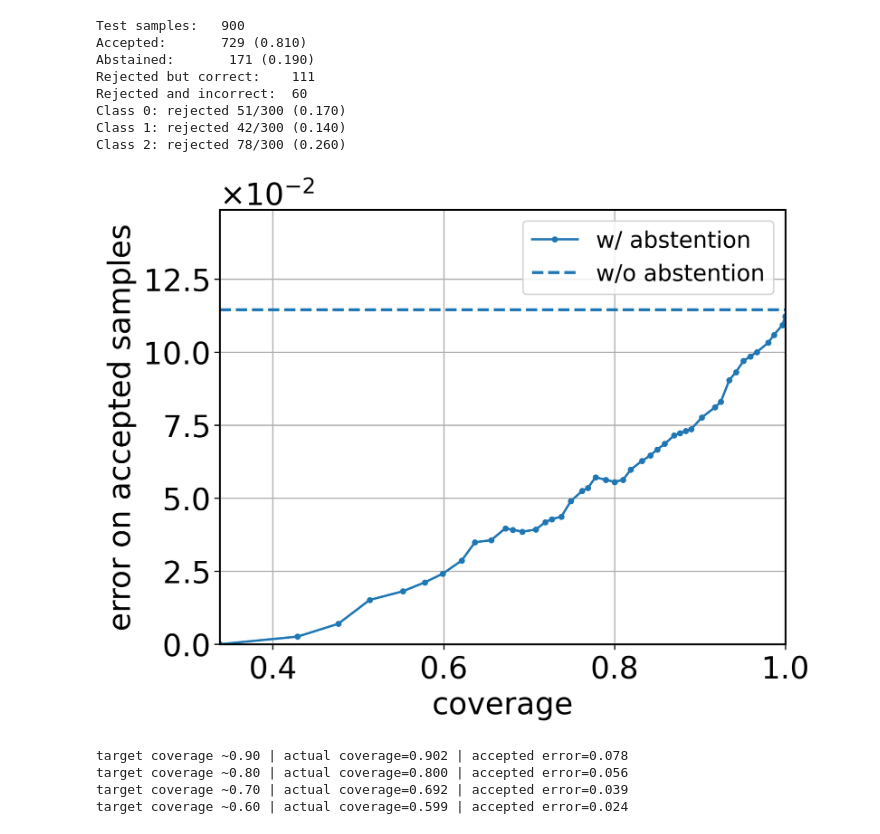
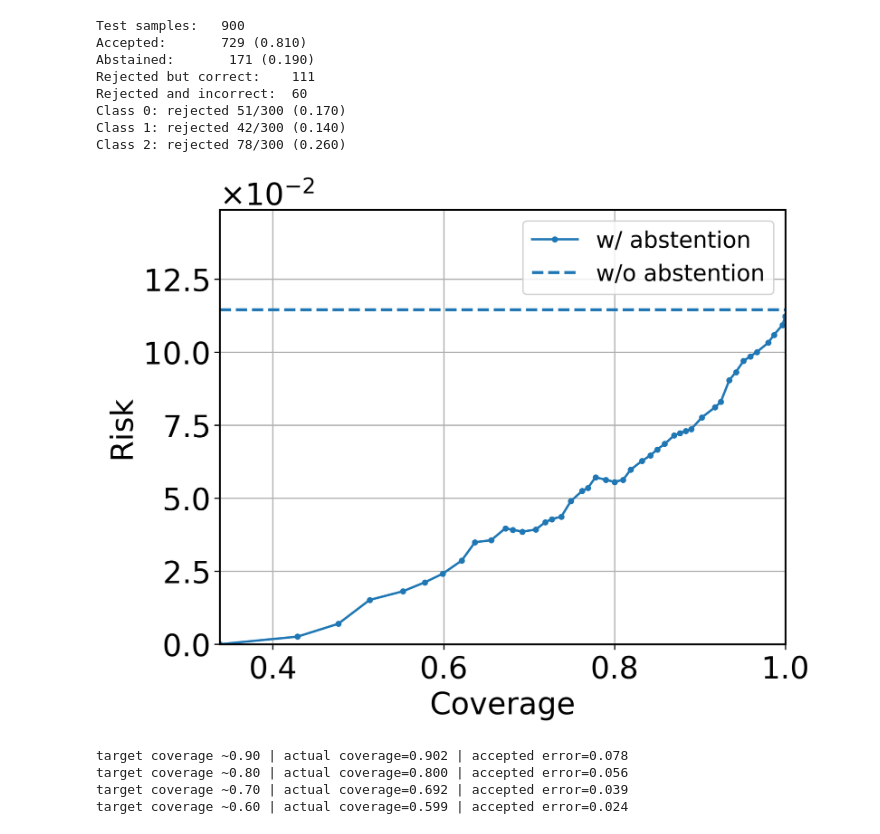
Before and after one commit to raham24/Epistemic-Uncertainty-Aware-Defect-Detection-for-Quality-Control-in-Medical-Device-Manufacturing, a Jupyter notebook: toy_example/toy_example.ipynb, the cells around one changed output. Drawn from its saved outputs; the diff is of its cells as text; code cells hidden in the pictures.

```diff
--- a/toy_example/toy_example.ipynb
+++ b/toy_example/toy_example.ipynb
@@ -489,8 +489,8 @@ ax.plot(coverages, accepted_errors, marker='o',
         markersize=3, linewidth=1.5, label='w/ abstention')
 ax.axhline(baseline_error, linestyle='--',
            label='w/o abstention')
-ax.set_xlabel('coverage')
-ax.set_ylabel('error on accepted samples')
+ax.set_xlabel('Coverage')
+ax.set_ylabel('Risk')
 # ax.set_title('Selective risk curve')
 ax.set_xlim(coverages[np.argmin(coverages)+1], 1.)
 ax.set_ylim(0.0, baseline_error * 1.3)
@@ -498,34 +498,34 @@ ax.ticklabel_format(
     axis="y",
     style="sci",
     scilimits=(-2, -2),
     useMathText=True,
 )
 
 # Increase font sizes for this ax only
 ax.tick_params(axis="both", labelsize=20)
 ax.xaxis.label.set_size(20)
 ax.yaxis.label.set_size(20)
 ax.title.set_size(20)
 ax.yaxis.get_offset_text().set_fontsize(20)
 
 legend = ax.get_legend()
 if legend is not None:
     for text in legend.get_texts():
         text.set_fontsize(20)
 
 ax.legend(loc='best')
 plt.show()
 
 for target_cov in [0.90, 0.80, 0.70, 0.60]:
     idx = int(np.argmin(np.abs(np.array(coverages) - target_cov)))
     print(
         f"target coverage ~{target_cov:.2f} | actual coverage={coverages[idx]:.3f} | "
         f"accepted error={accepted_errors[idx]:.3f}"
     )
 
 fig.savefig("../tex/img/toy_example_selective_risk_curve.png", dpi=300, bbox_inches='tight')
 # %% [output]
-[figure, old version]
+[figure, new version]
 target coverage ~0.90 | actual coverage=0.902 | accepted error=0.078
 target coverage ~0.80 | actual coverage=0.800 | accepted error=0.056
 target coverage ~0.70 | actual coverage=0.692 | accepted error=0.039
```
Also changed, not shown: parts of 1 cell of this notebook, 3 other files.
